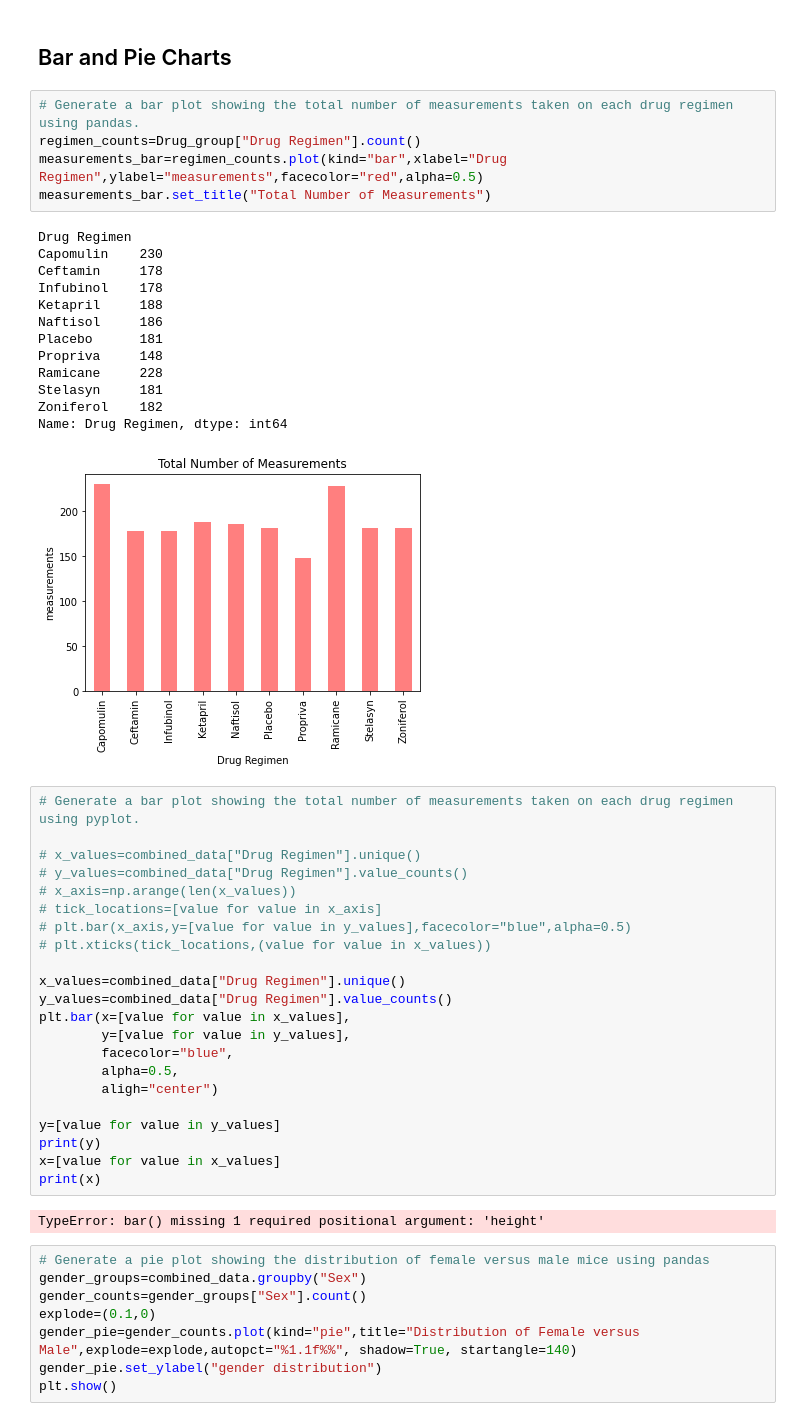
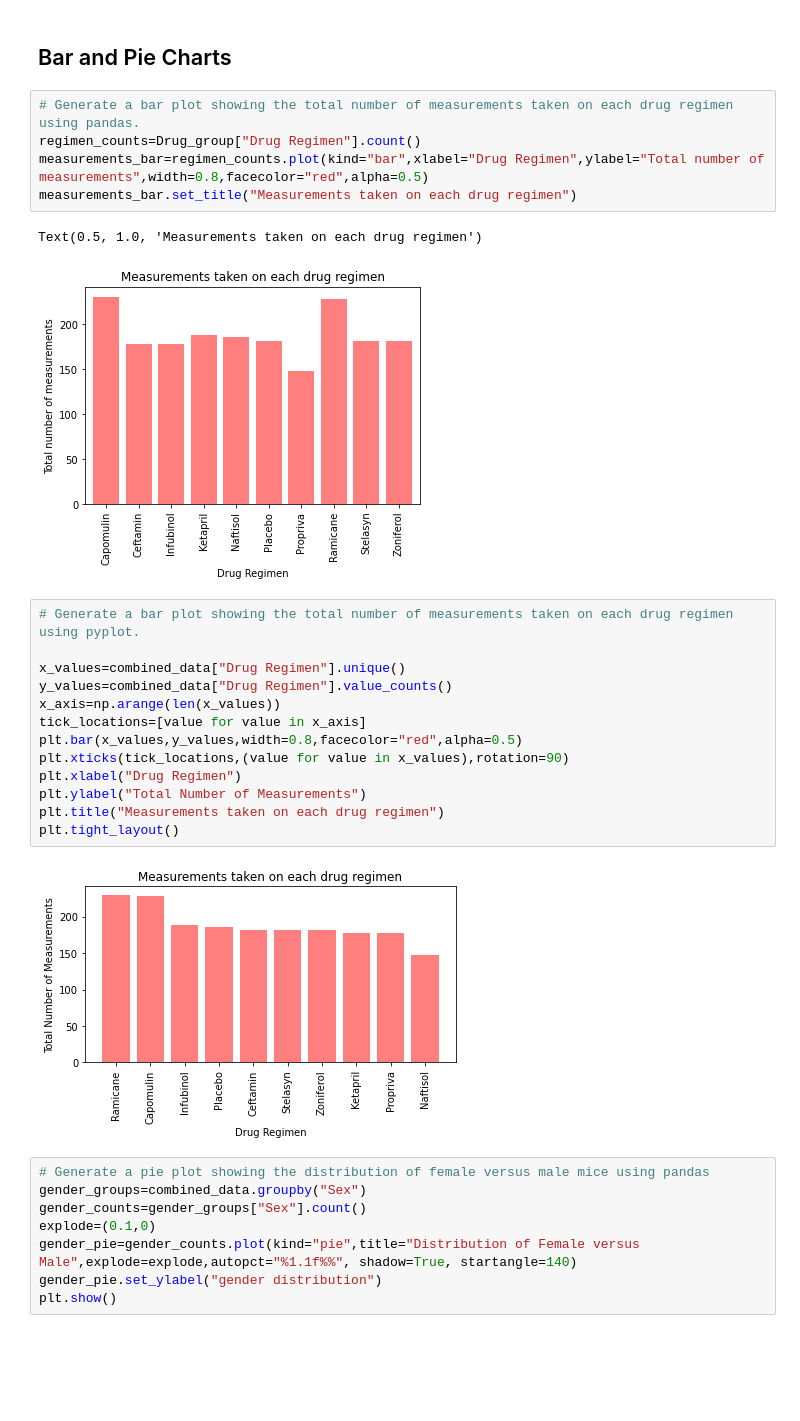
Before and after one commit to haiyun508/Matplotlib--The-Power-of-Plots, a Jupyter notebook: pymaceuticals_main.ipynb, the cells around one changed output. Saved outputs shown, nothing was run; the diff lists cells and outputs as text; blank space fills up the shorter version.

```diff
--- a/pymaceuticals_main.ipynb
+++ b/pymaceuticals_main.ipynb
@@ -164,46 +164,26 @@ Drug_group.agg({"Tumor Volume (mm3)":["mean","median","var","std","sem"]})
 # %%
 # Generate a bar plot showing the total number of measurements taken on each drug regimen using pandas.
 regimen_counts=Drug_group["Drug Regimen"].count()
-measurements_bar=regimen_counts.plot(kind="bar",xlabel="Drug Regimen",ylabel="measurements",facecolor="red",alpha=0.5)
-measurements_bar.set_title("Total Number of Measurements")
+measurements_bar=regimen_counts.plot(kind="bar",xlabel="Drug Regimen",ylabel="Total number of measurements",width=0.8,facecolor="red",alpha=0.5)
+measurements_bar.set_title("Measurements taken on each drug regimen")
 # %% [output]
-Drug Regimen
-Capomulin    230
-Ceftamin     178
-Infubinol    178
-Ketapril     188
-Naftisol     186
-Placebo      181
-Propriva     148
-Ramicane     228
-Stelasyn     181
-Zoniferol    182
-Name: Drug Regimen, dtype: int64
+Text(0.5, 1.0, 'Measurements taken on each drug regimen')
-[figure, old version]
+[figure, new version]
 # %%
 # Generate a bar plot showing the total number of measurements taken on each drug regimen using pyplot.
 
-# x_values=combined_data["Drug Regimen"].unique()
-# y_values=combined_data["Drug Regimen"].value_counts()
-# x_axis=np.arange(len(x_values))
-# tick_locations=[value for value in x_axis]
-# plt.bar(x_axis,y=[value for value in y_values],facecolor="blue",alpha=0.5)
-# plt.xticks(tick_locations,(value for value in x_values))
-
 x_values=combined_data["Drug Regimen"].unique()
 y_values=combined_data["Drug Regimen"].value_counts()
-plt.bar(x=[value for value in x_values],
-        y=[value for value in y_values],
-        facecolor="blue",
-        alpha=0.5,
-        aligh="center")
-
-y=[value for value in y_values]
-print(y)
-x=[value for value in x_values]
-print(x)
+x_axis=np.arange(len(x_values))
+tick_locations=[value for value in x_axis]
+plt.bar(x_values,y_values,width=0.8,facecolor="red",alpha=0.5)
+plt.xticks(tick_locations,(value for value in x_values),rotation=90)
+plt.xlabel("Drug Regimen")
+plt.ylabel("Total Number of Measurements")
+plt.title("Measurements taken on each drug regimen")
+plt.tight_layout()
 # %% [output]
-TypeError: bar() missing 1 required positional argument: 'height'
+[figure, added]
 # %%
 # Generate a pie plot showing the distribution of female versus male mice using pandas
 gender_groups=combined_data.groupby("Sex")
```
Also changed, not shown: parts of 1 cell of this notebook.
